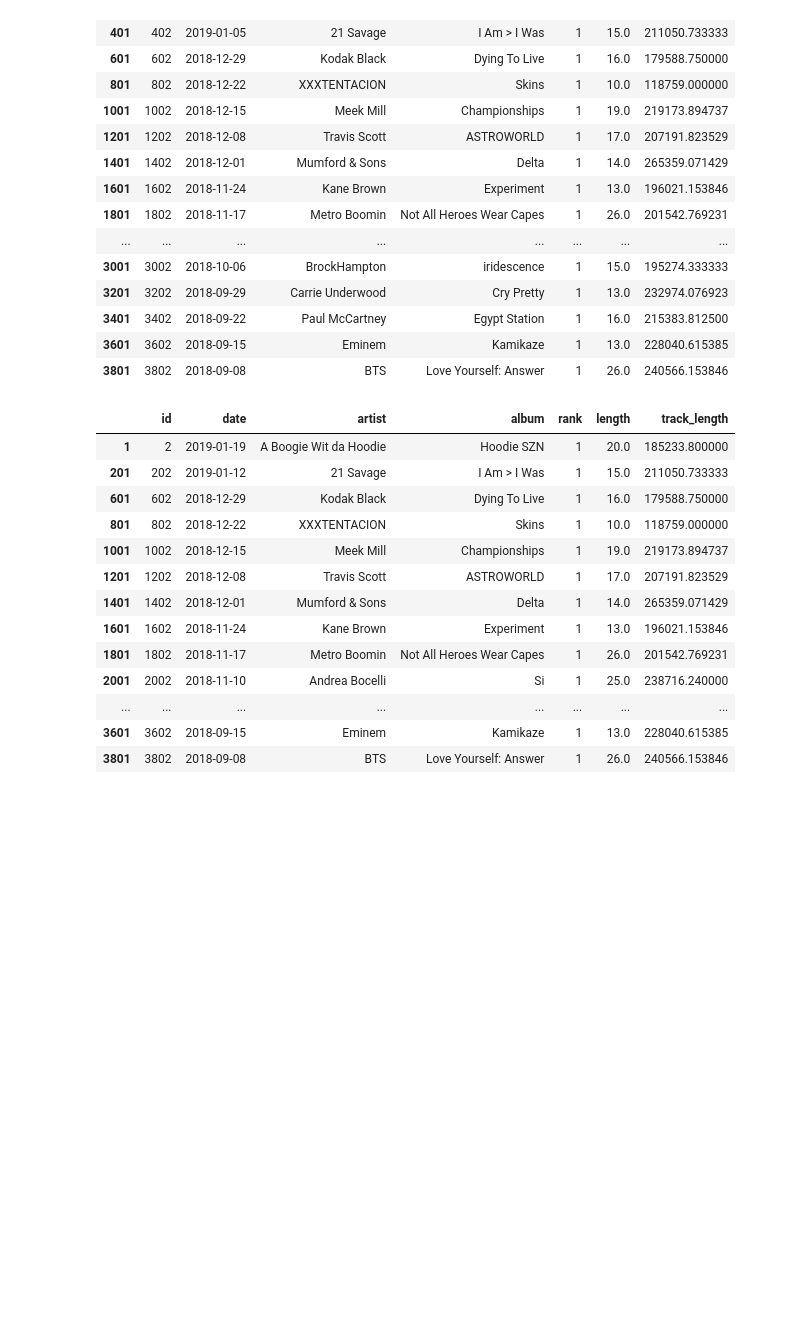
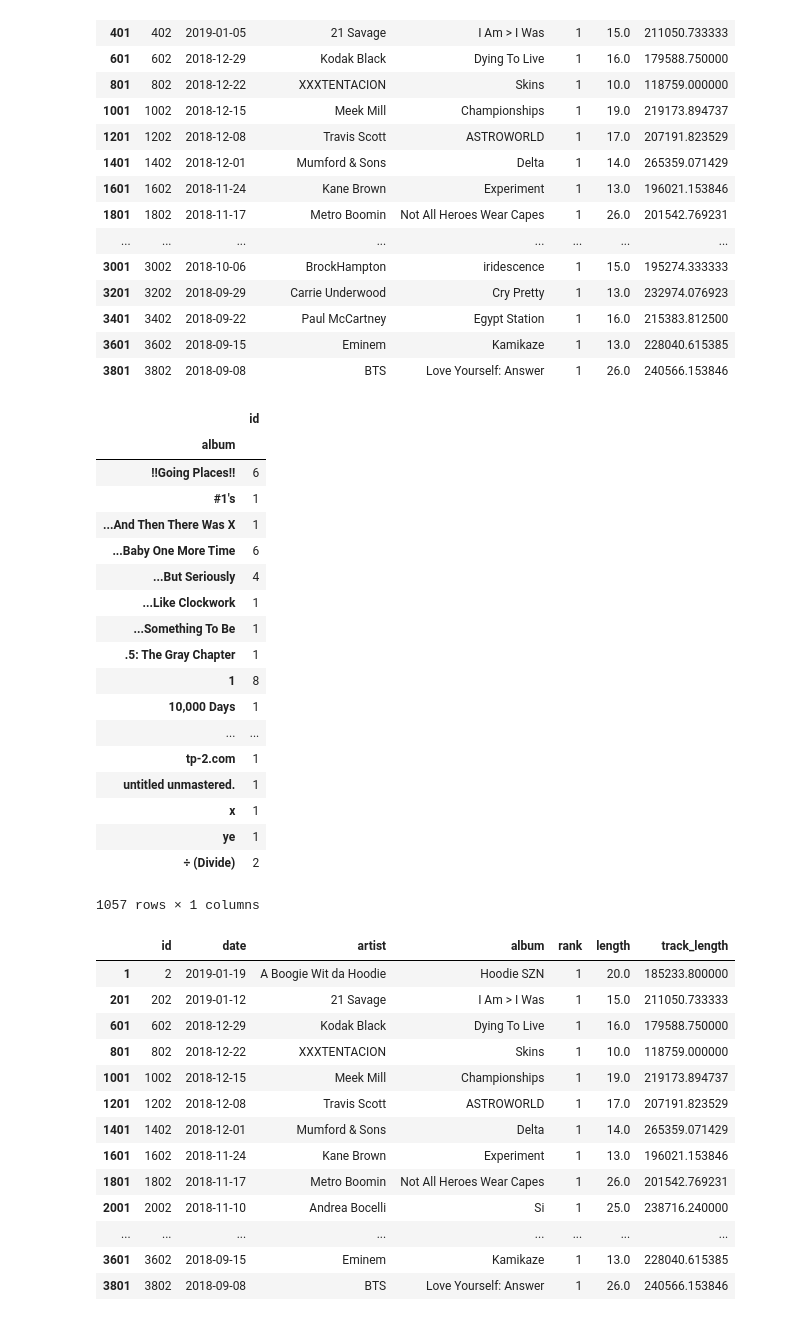
Before and after one commit to INSY6500projectTFSG/6500project, a Jupyter notebook: Project-Copy1.ipynb, the cells around one changed output. Cells and saved outputs as stored; diff of their text form; code cells hidden in the pictures; blank space fills up the shorter version.

```diff
--- a/Project-Copy1.ipynb
+++ b/Project-Copy1.ipynb
@@ -17,7 +17,11 @@ import pandas as pd
 import numpy as np
 import matplotlib.pyplot as plt
 # %%
-cnx = sqlite3.connect(r'C:\\Users\\tbfea\\OneDrive\\Documents\\GitHub\\INSY6500Project\\Project\\billboard-200.db')
+# Taylor's path
+#cnx = sqlite3.connect(r'C:\\Users\\tbfea\\OneDrive\\Documents\\GitHub\\INSY6500Project\\Project\\billboard-200.db')
+
+# Sarah's path
+cnx = sqlite3.connect(r'C:\\Users\\slgai\\Documents\\GitHub\\billboard_200.db')
 # %%
 ## https://stackoverflow.com/questions/50996820/how-to-import-a-sqlite3-database-into-python-jupyter-notebook
 
@@ -130,6 +135,31 @@ num1.head(20)
 | 3401 | 3402 | 2018-09-22 | Paul McCartney | Egypt Station | 1 | 16.0 | 215383.812500 |
 | 3601 | 3602 | 2018-09-15 | Eminem | Kamikaze | 1 | 13.0 | 228040.615385 |
 | 3801 | 3802 | 2018-09-08 | BTS | Love Yourself: Answer | 1 | 26.0 | 240566.153846 |
+# %%
+# number of days each album was number one
+freq1 = num1.groupby('album')[['id']].count()
+freq1
+# histogram of number of days albums were number one?
+# %% [output]
+|  | id |
+| album |  |
+| !!Going Places!! | 6 |
+| #1's | 1 |
+| ...And Then There Was X | 1 |
+| ...Baby One More Time | 6 |
+| ...But Seriously | 4 |
+| ...Like Clockwork | 1 |
+| ...Something To Be | 1 |
+| .5: The Gray Chapter | 1 |
+| 1 | 8 |
+| 10,000 Days | 1 |
+| ... | ... |
+| tp-2.com | 1 |
+| untitled unmastered. | 1 |
+| x | 1 |
+| ye | 1 |
+| ÷ (Divide) | 2 |
+1057 rows × 1 columns
 # %%
 # https://www.geeksforgeeks.org/python-pandas-dataframe-drop_duplicates/
 num1.drop_duplicates(subset ="album",
```
Also changed, not shown: parts of 1 cell of this notebook.
